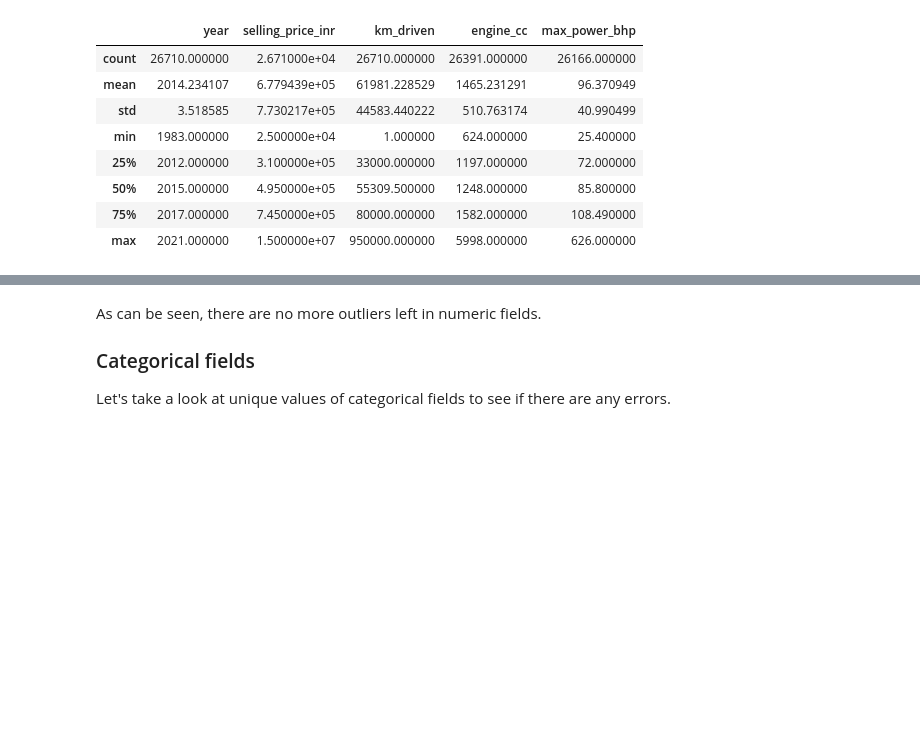
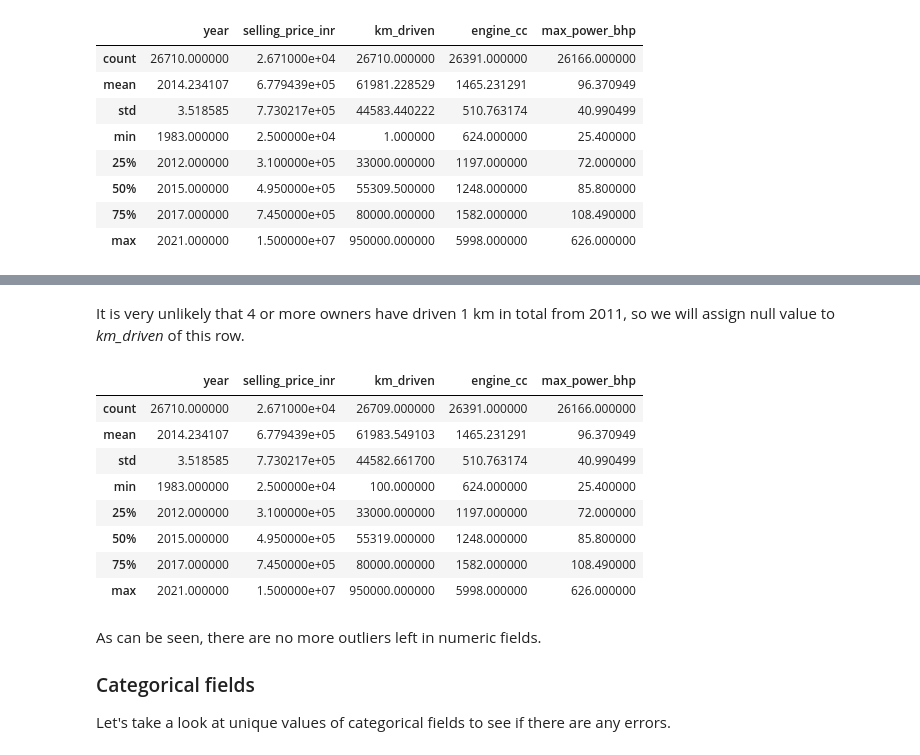
Before and after one commit to ZaikaBohdan/ds_car_price_proj, a Jupyter notebook: car_price_pred.ipynb, the cells around one changed output, grey strips where cells are left out. Saved outputs shown, nothing was run; the diff lists cells and outputs as text; code cells hidden in the pictures; blank space fills up the shorter version.

```diff
--- a/car_price_pred.ipynb
+++ b/car_price_pred.ipynb
@@ -1201,3 +1212,18 @@ raw_data.describe()
+# %% [markdown]
+It is very unlikely that 4 or more owners have driven 1 km in total from 2011, so we will assign null value to *km_driven* of this row.
+# %%
+raw_data['km_driven'] = raw_data['km_driven'].replace({1.0:np.nan})
+raw_data.describe()
+# %% [output]
+|  | year | selling_price_inr | km_driven | engine_cc | max_power_bhp |
+| count | 26710.000000 | 2.671000e+04 | 26709.000000 | 26391.000000 | 26166.000000 |
+| mean | 2014.234107 | 6.779439e+05 | 61983.549103 | 1465.231291 | 96.370949 |
+| std | 3.518585 | 7.730217e+05 | 44582.661700 | 510.763174 | 40.990499 |
+| min | 1983.000000 | 2.500000e+04 | 100.000000 | 624.000000 | 25.400000 |
+| 25% | 2012.000000 | 3.100000e+05 | 33000.000000 | 1197.000000 | 72.000000 |
+| 50% | 2015.000000 | 4.950000e+05 | 55319.000000 | 1248.000000 | 85.800000 |
+| 75% | 2017.000000 | 7.450000e+05 | 80000.000000 | 1582.000000 | 108.490000 |
+| max | 2021.000000 | 1.500000e+07 | 950000.000000 | 5998.000000 | 626.000000 |
 # %% [markdown]
 As can be seen, there are no more outliers left in numeric fields.
 ### Categorical fields
```
Also changed, not shown: parts of 19 cells of this notebook.
